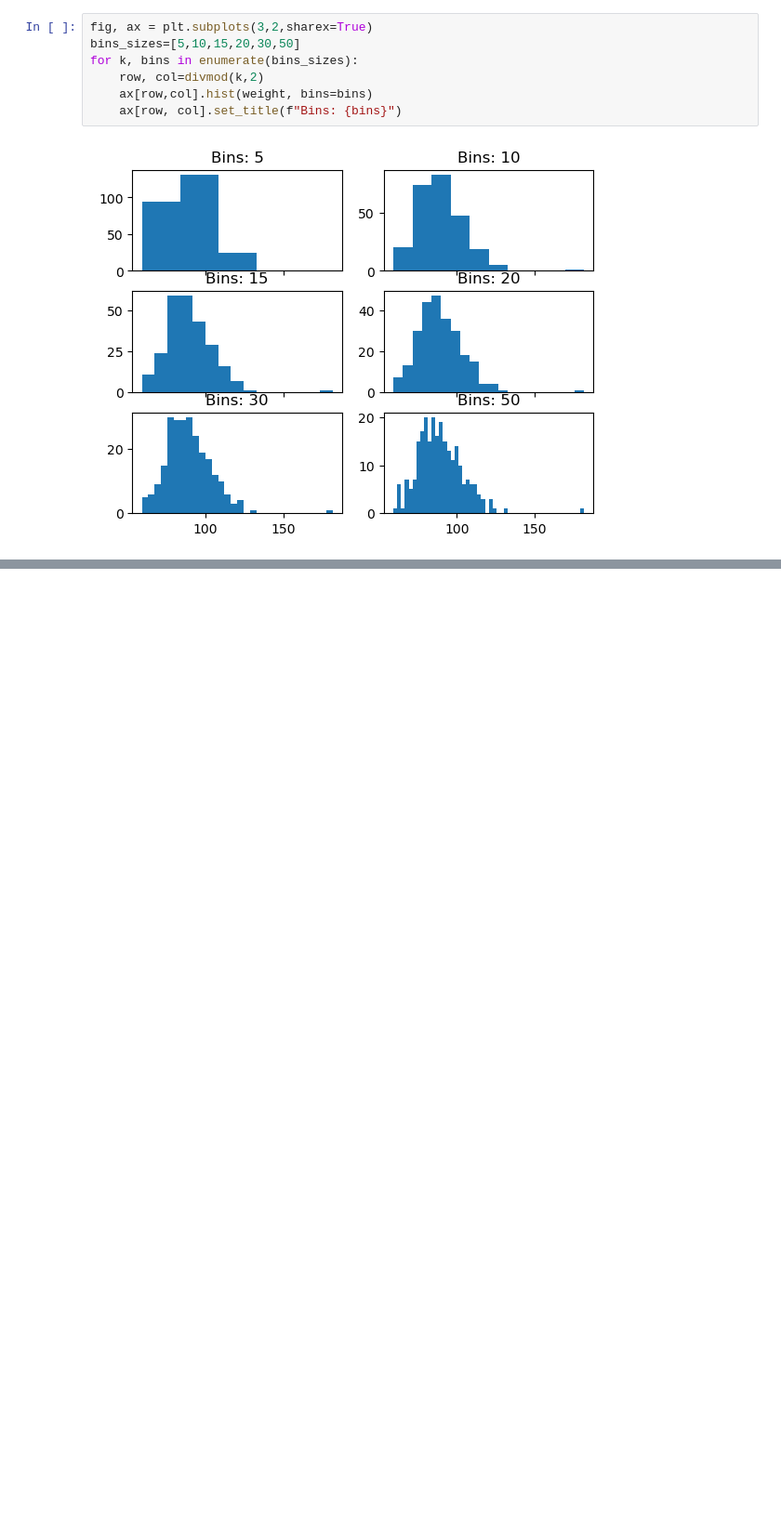
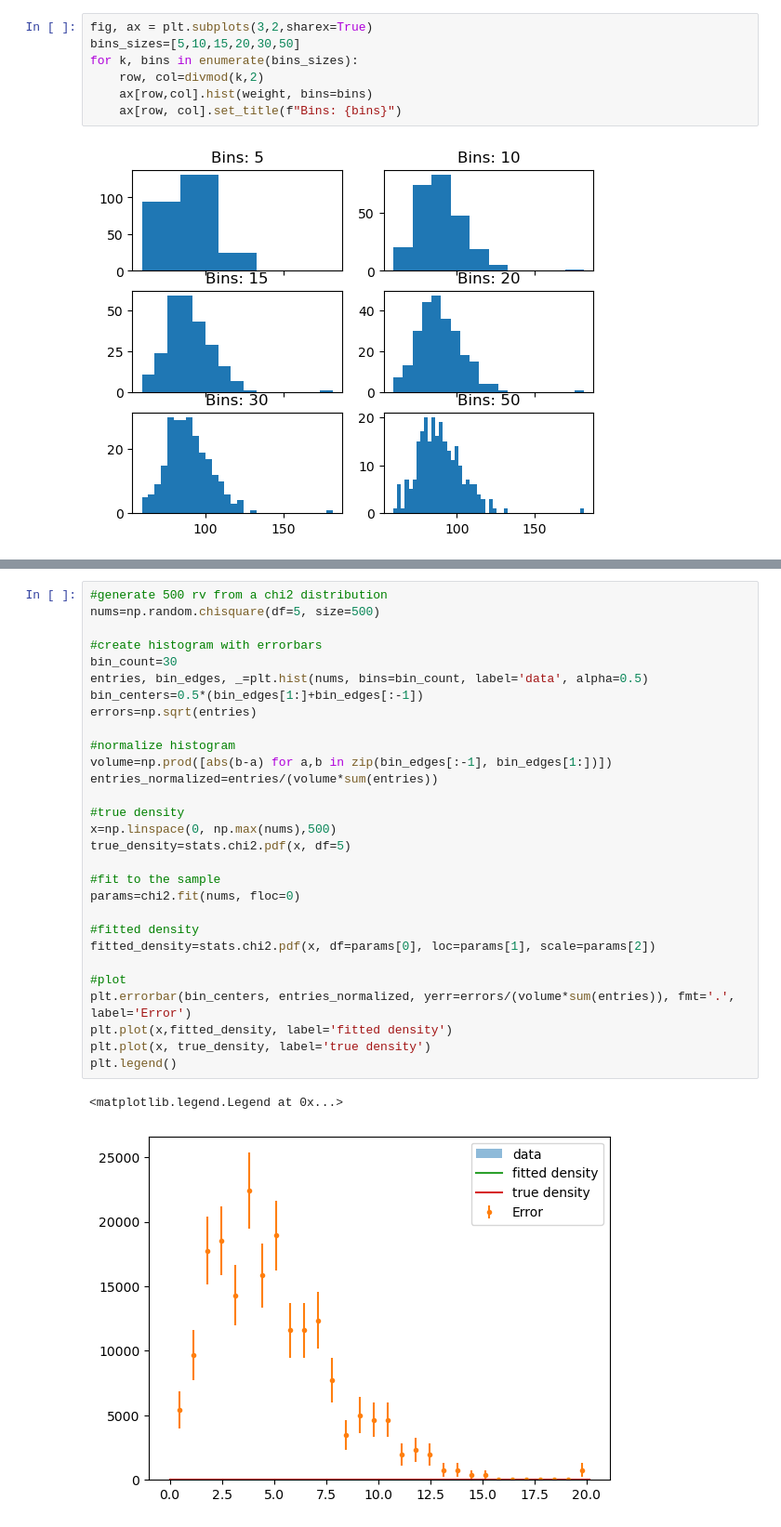
Before and after one commit to felixgoeke/SMD-A, a Jupyter notebook: 00/Blatt0.ipynb, the cells around one changed output, grey strips where cells are left out. Shown at 93% size. Saved outputs shown, nothing was run; the diff lists cells and outputs as text; blank space fills up the shorter version.

```diff
--- a/00/Blatt0.ipynb
+++ b/00/Blatt0.ipynb
@@ -51,0 +105,32 @@ for k, bins in enumerate(bins_sizes):
+# %%
+#generate 500 rv from a chi2 distribution
+nums=np.random.chisquare(df=5, size=500)
+
+#create histogram with errorbars
+bin_count=30
+entries, bin_edges, _=plt.hist(nums, bins=bin_count, label='data', alpha=0.5)
+bin_centers=0.5*(bin_edges[1:]+bin_edges[:-1])
+errors=np.sqrt(entries)
+
+#normalize histogram
+volume=np.prod([abs(b-a) for a,b in zip(bin_edges[:-1], bin_edges[1:])])
+entries_normalized=entries/(volume*sum(entries))
+
+#true density
+x=np.linspace(0, np.max(nums),500)
+true_density=stats.chi2.pdf(x, df=5)
+
+#fit to the sample
+params=chi2.fit(nums, floc=0)
+
+#fitted density
+fitted_density=stats.chi2.pdf(x, df=params[0], loc=params[1], scale=params[2])
+
+#plot
+plt.errorbar(bin_centers, entries_normalized, yerr=errors/(volume*sum(entries)), fmt='.', label='Error')
+plt.plot(x,fitted_density, label='fitted density')
+plt.plot(x, true_density, label='true density')
+plt.legend()
+# %% [output]
+<matplotlib.legend.Legend at 0x...>
+[figure, added]
```
Also changed, not shown: parts of 7 cells of this notebook.
